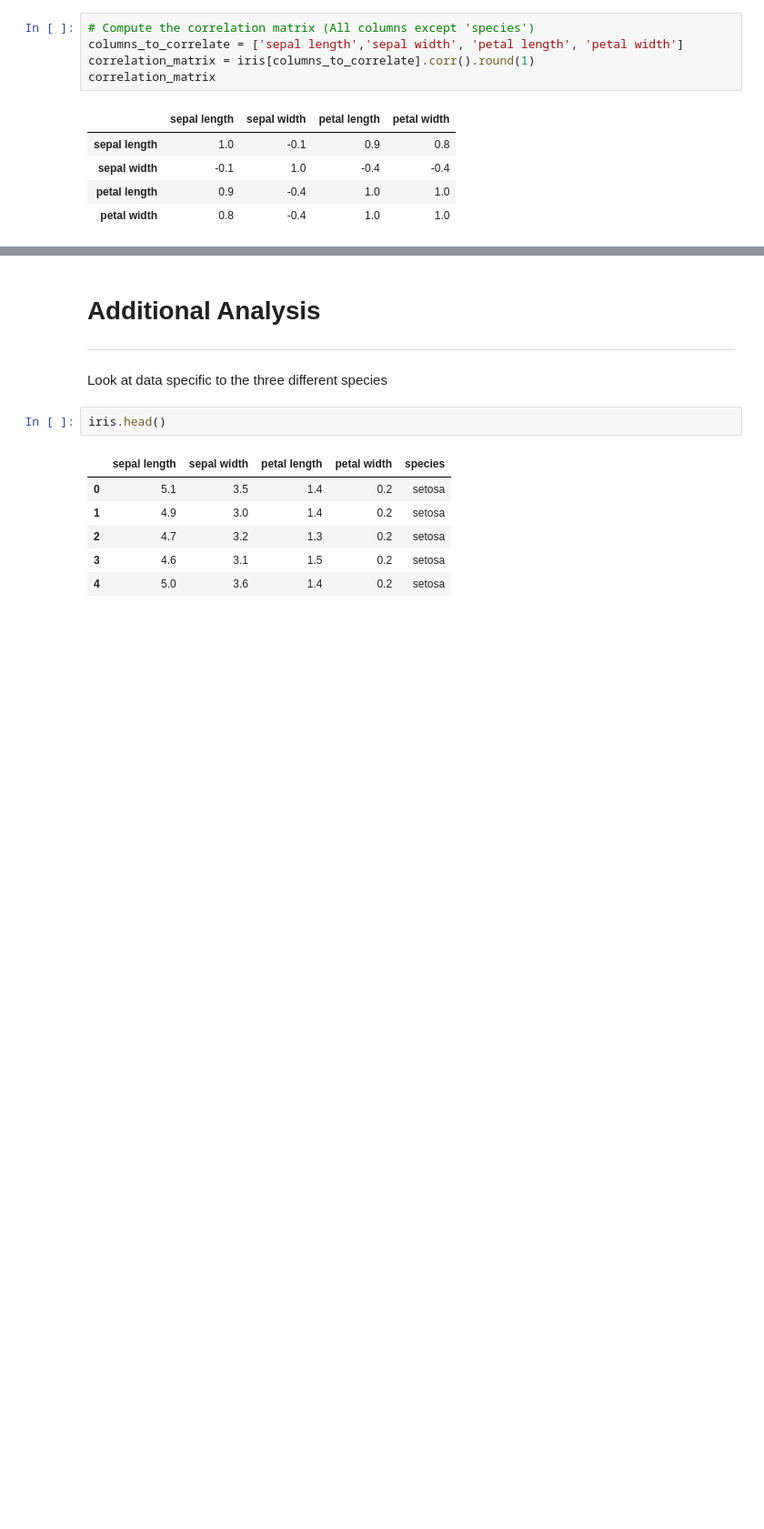
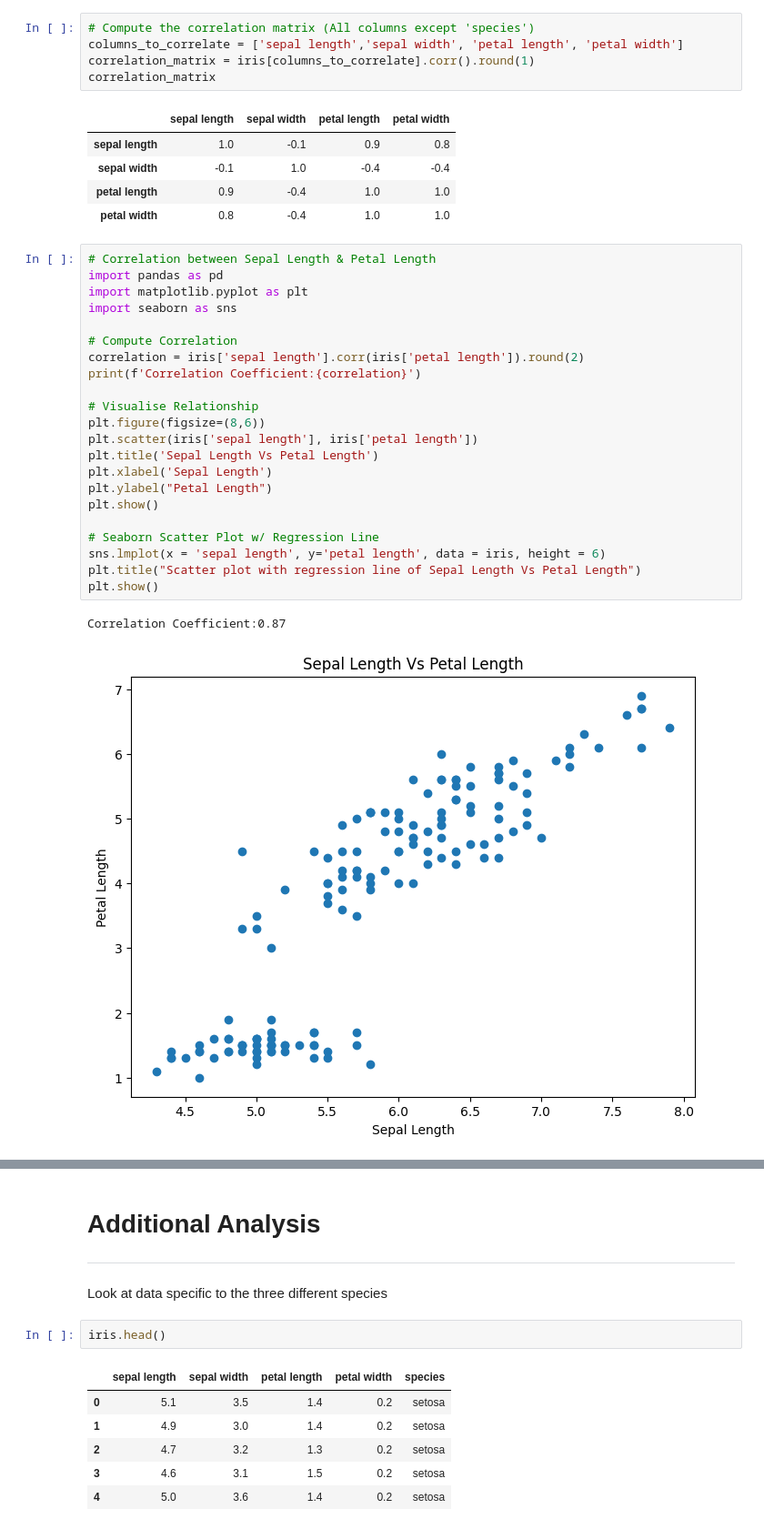
Before and after one commit to daveysull/pands-project, a Jupyter notebook: project.ipynb, the cells around one changed output, grey strips where cells are left out. Shown at 91% size. Cells and saved outputs as stored; diff of their text form; blank space fills up the shorter version.

```diff
--- a/project.ipynb
+++ b/project.ipynb
@@ -226,3 +219,28 @@ correlation_matrix
 | sepal width | -0.1 | 1.0 | -0.4 | -0.4 |
 | petal length | 0.9 | -0.4 | 1.0 | 1.0 |
 | petal width | 0.8 | -0.4 | 1.0 | 1.0 |
+# %%
+# Correlation between Sepal Length & Petal Length
+import pandas as pd
+import matplotlib.pyplot as plt
+import seaborn as sns
+
+# Compute Correlation
+correlation = iris['sepal length'].corr(iris['petal length']).round(2)
+print(f'Correlation Coefficient:{correlation}')
+
+# Visualise Relationship
+plt.figure(figsize=(8,6))
+plt.scatter(iris['sepal length'], iris['petal length'])
+plt.title('Sepal Length Vs Petal Length')
+plt.xlabel('Sepal Length')
+plt.ylabel("Petal Length")
+plt.show()
+
+# Seaborn Scatter Plot w/ Regression Line
+sns.lmplot(x = 'sepal length', y='petal length', data = iris, height = 6)
+plt.title("Scatter plot with regression line of Sepal Length Vs Petal Length")
+plt.show()
+# %% [output]
+Correlation Coefficient:0.87
+[figure, added]
```
Also changed, not shown: parts of 4 cells of this notebook, 1 other file.
